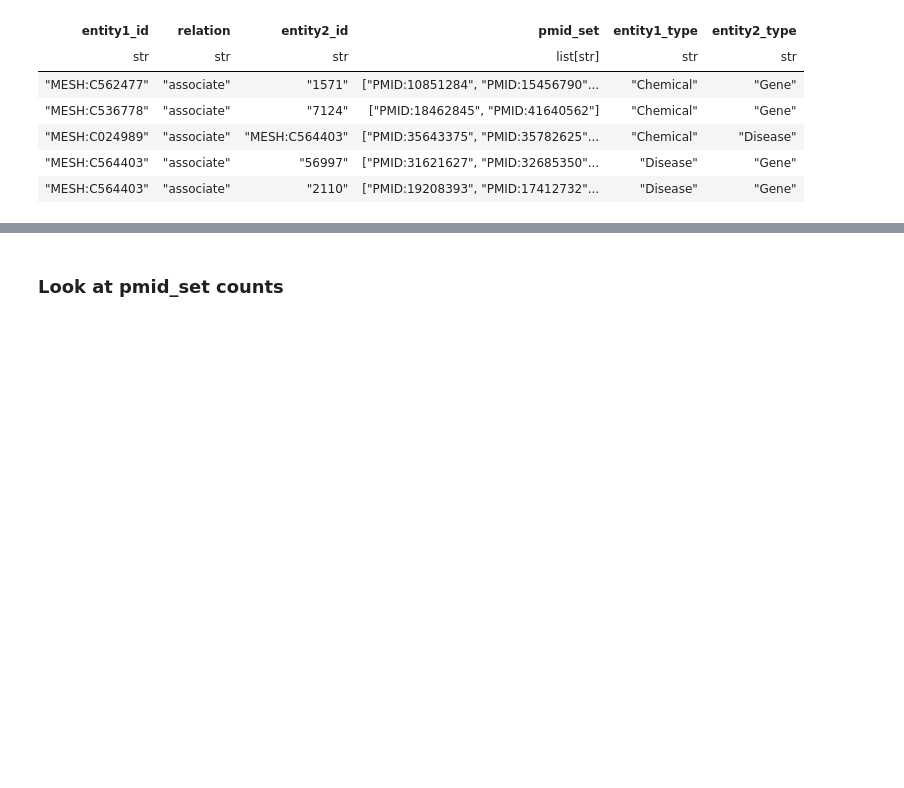
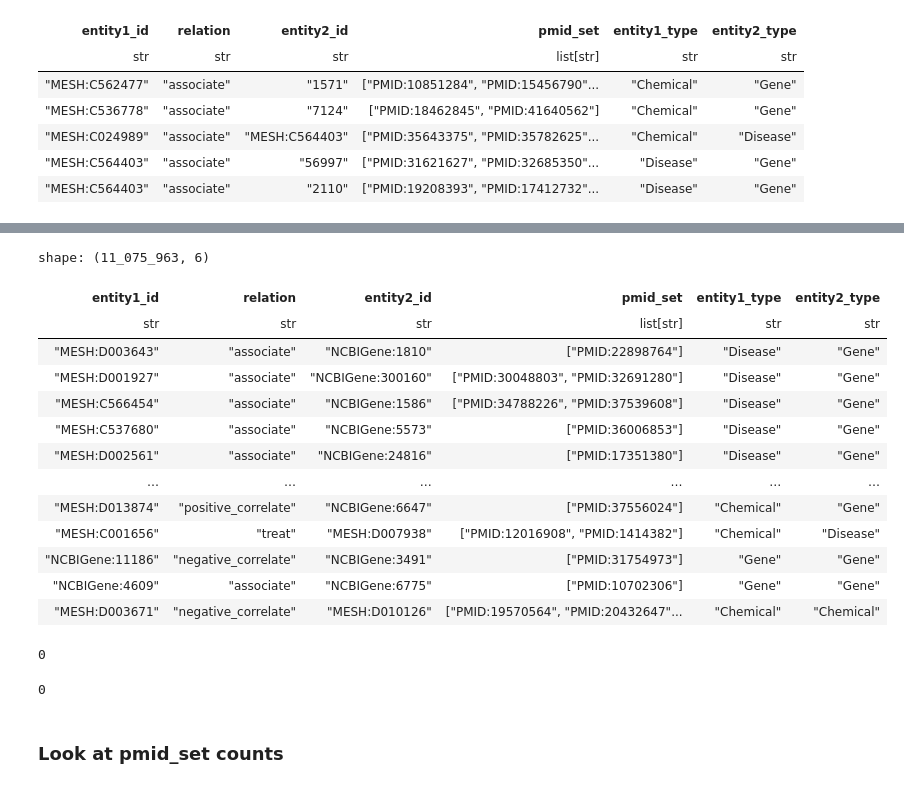
Before and after one commit to NCATSTranslator/translator-ingests, a Jupyter notebook: src/translator_ingest/ingests/pubtator/pubtator_eda.ipynb, the cells around one changed output, grey strips where cells are left out. Saved outputs shown, nothing was run; the diff lists cells and outputs as text; code cells hidden in the pictures; blank space fills up the shorter version.

```diff
--- a/src/translator_ingest/ingests/pubtator/pubtator_eda.ipynb
+++ b/src/translator_ingest/ingests/pubtator/pubtator_eda.ipynb
@@ -1000,3 +1034,45 @@ shape: (5, 6)
+# %%
+merge2 = merge2.with_columns(
+    pl.when(pl.col("entity1_type") == "Gene")
+    .then("NCBIGene:" + pl.col("entity1_id"))
+    .otherwise(pl.col("entity1_id"))
+    .alias("entity1_id")
+)
+
+merge2 = merge2.with_columns(
+    pl.when(pl.col("entity2_type") == "Gene")
+    .then("NCBIGene:" + pl.col("entity2_id"))
+    .otherwise(pl.col("entity2_id"))
+    .alias("entity2_id")
+)
+# %%
+merge2
+# %% [output]
+shape: (11_075_963, 6)
+| entity1_id | relation | entity2_id | pmid_set | entity1_type | entity2_type |
+| str | str | str | list[str] | str | str |
+| "MESH:D003643" | "associate" | "NCBIGene:1810" | ["PMID:22898764"] | "Disease" | "Gene" |
+| "MESH:D001927" | "associate" | "NCBIGene:300160" | ["PMID:30048803", "PMID:32691280"] | "Disease" | "Gene" |
+| "MESH:C566454" | "associate" | "NCBIGene:1586" | ["PMID:34788226", "PMID:37539608"] | "Disease" | "Gene" |
+| "MESH:C537680" | "associate" | "NCBIGene:5573" | ["PMID:36006853"] | "Disease" | "Gene" |
+| "MESH:D002561" | "associate" | "NCBIGene:24816" | ["PMID:17351380"] | "Disease" | "Gene" |
+| … | … | … | … | … | … |
+| "MESH:D013874" | "positive_correlate" | "NCBIGene:6647" | ["PMID:37556024"] | "Chemical" | "Gene" |
+| "MESH:C001656" | "treat" | "MESH:D007938" | ["PMID:12016908", "PMID:1414382"] | "Chemical" | "Disease" |
+| "NCBIGene:11186" | "negative_correlate" | "NCBIGene:3491" | ["PMID:31754973"] | "Gene" | "Gene" |
+| "NCBIGene:4609" | "associate" | "NCBIGene:6775" | ["PMID:10702306"] | "Gene" | "Gene" |
+| "MESH:D003671" | "negative_correlate" | "MESH:D010126" | ["PMID:19570564", "PMID:20432647"... | "Chemical" | "Chemical" |
+# %%
+## Gene: no rows w/o prefix now
+
+merge2.filter((pl.col("entity1_type") == "Gene") &
+                   (~ pl.col("entity1_id").str.contains(":", literal=True))).shape[0]
+
+merge2.filter((pl.col("entity2_type") == "Gene") &
+                   (~ pl.col("entity2_id").str.contains(":", literal=True))).shape[0]
+# %% [output]
+0
+0
 # %% [markdown]
 ### Look at pmid_set counts
 # %%
```
Also changed, not shown: parts of 3 cells of this notebook.
